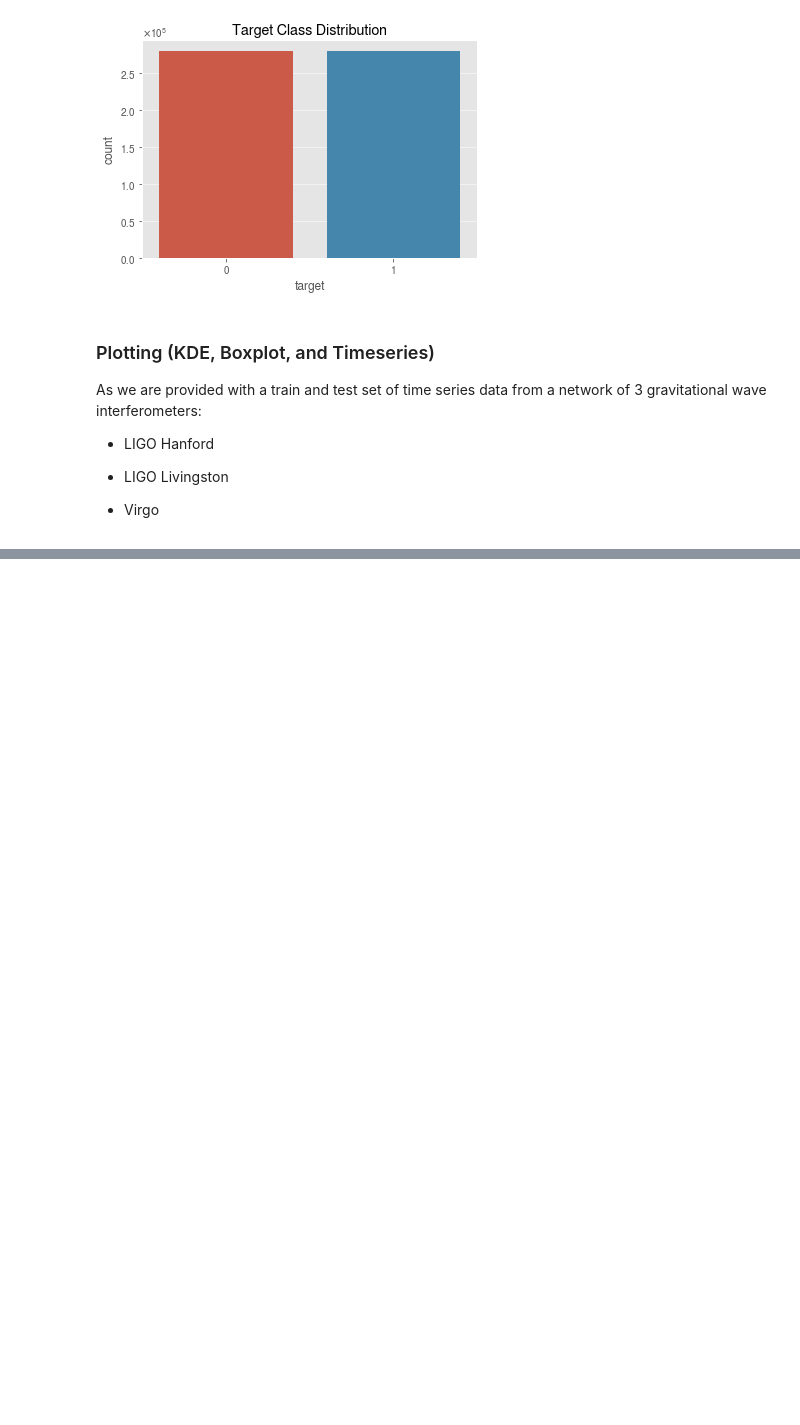
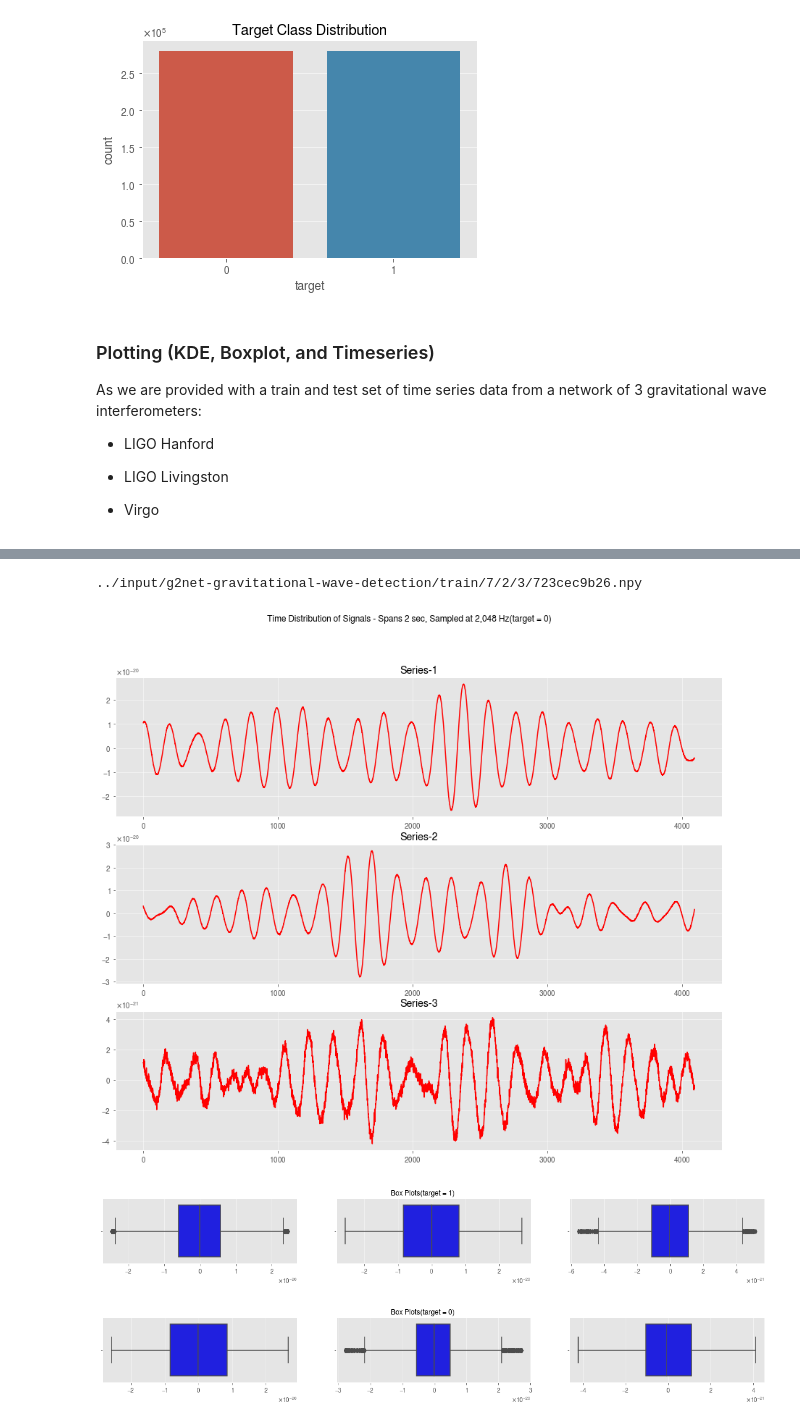
Before and after one commit to rohan-paul/Gravitational-Wave-Detection_Kaggle_Competition, a Jupyter notebook: Kaggle_NBs/1_TimeSeries_GWPy_Data_Preprocessing.ipynb, the cells around one changed output, grey strips where cells are left out. Cells and saved outputs as stored; diff of their text form; code cells hidden in the pictures; blank space fills up the shorter version.

```diff
--- a/Kaggle_NBs/1_TimeSeries_GWPy_Data_Preprocessing.ipynb
+++ b/Kaggle_NBs/1_TimeSeries_GWPy_Data_Preprocessing.ipynb
@@ -261,0 +262,20 @@ multi_plot(selected_rand_series, 'time', "1")
+# %%
+# Extract 1 random element from the target_0_df_train
+# using random_state to ensure the reproducibility of the examples.
+target_0_rand_sample_file = target_0_df_train.sample(1).path.values[0]
+print(target_0_rand_sample_file)
+
+selected_rand_series_0 = np.load(target_0_rand_sample_file)
+
+multi_plot(selected_rand_series_0, 'time', "0")
+# %% [output]
+../input/g2net-gravitational-wave-detection/train/7/2/3/723cec9b26.npy
+[figure, added]
+# %%
+multi_plot(selected_rand_series_1, "box", "1")
+# %% [output]
+[figure, added]
+# %%
+multi_plot(selected_rand_series_0, 'box', "0")
+# %% [output]
+[figure, added]
```
Also changed, not shown: parts of 5 cells of this notebook.
